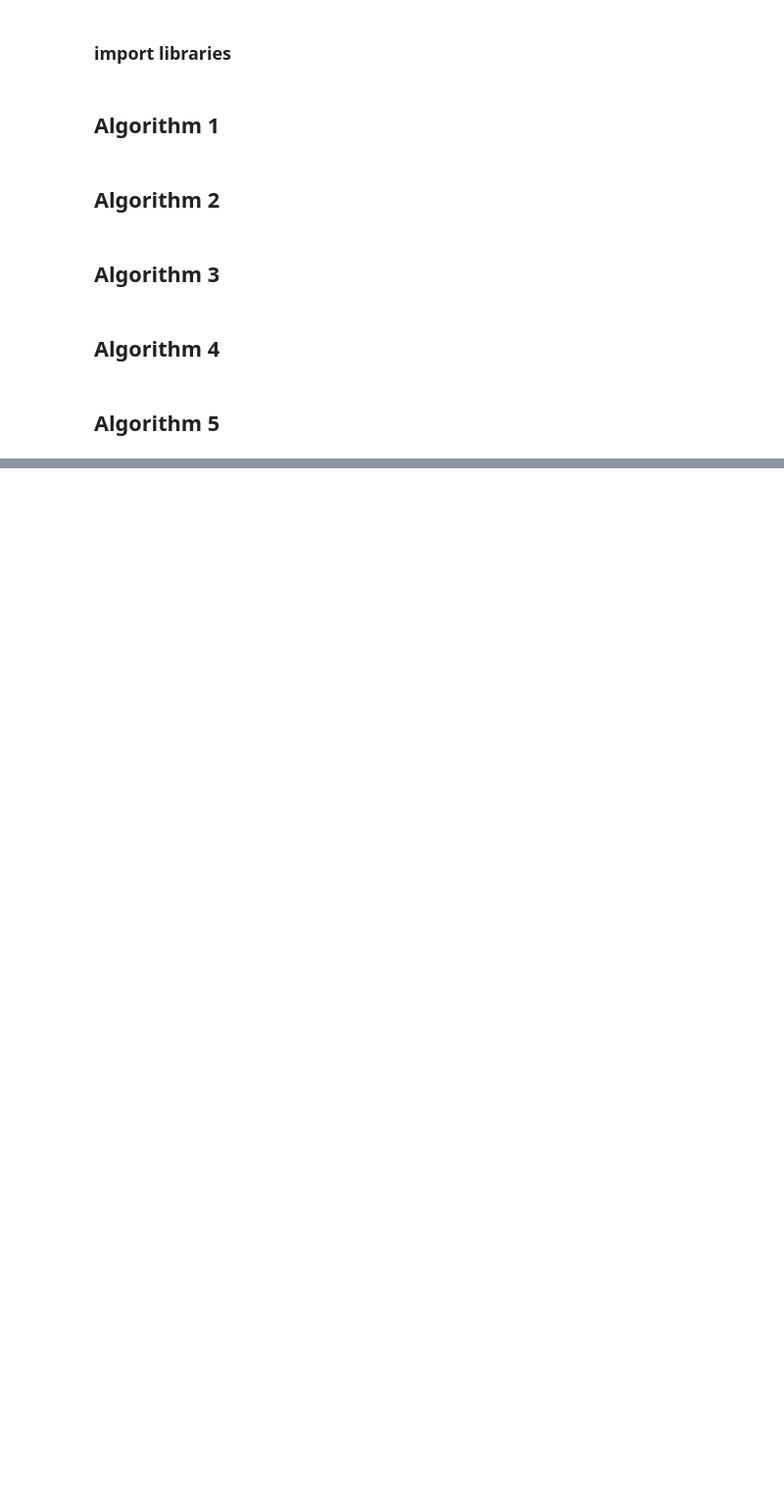
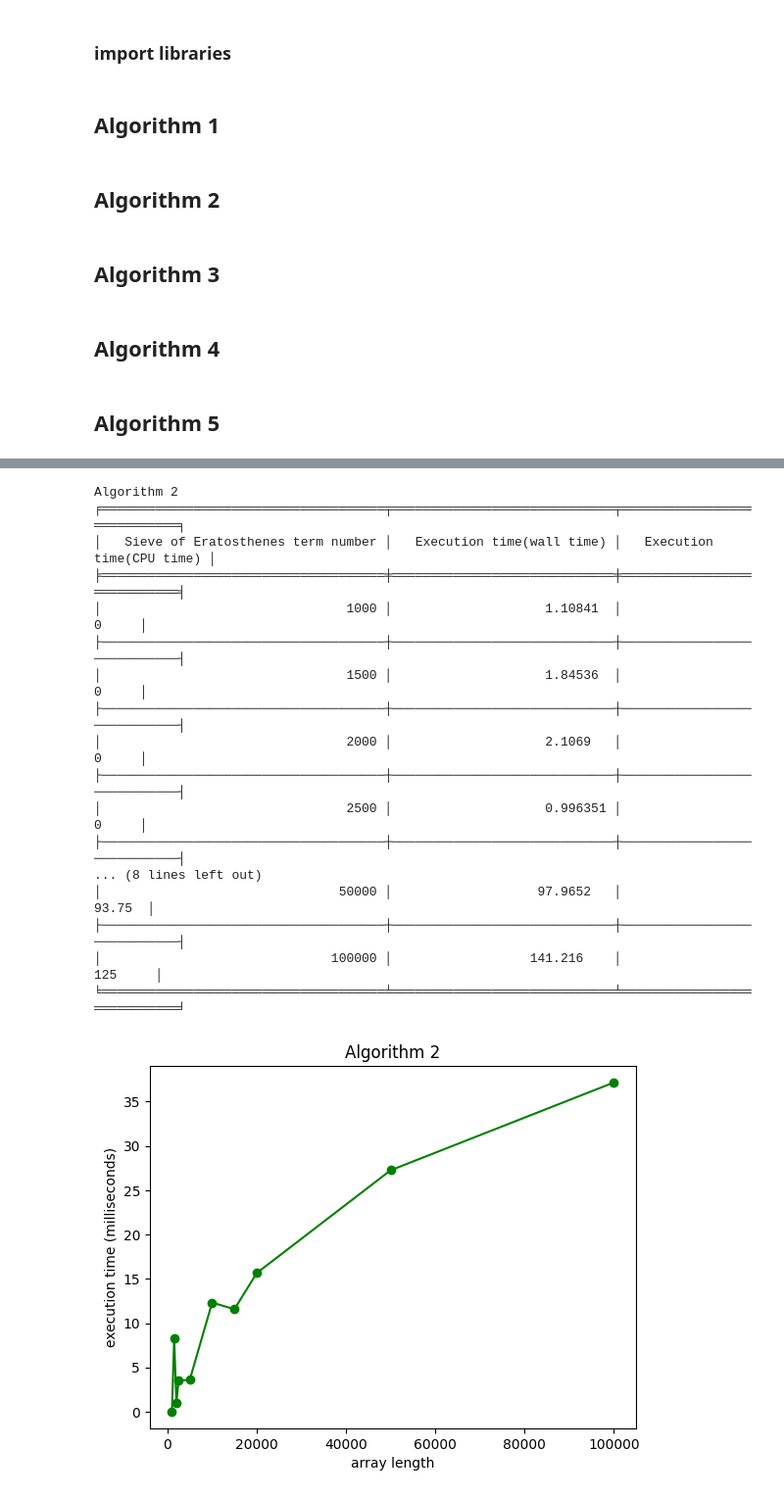
Before and after one commit to CristinaT21/APA_LABS, a Jupyter notebook: Lab_3_Eratosthenes/Lab_3_Sieve_of_Eratosthenes.ipynb, the cells around one changed output, grey strips where cells are left out. Shown at 98% size. Cells and saved outputs as stored; diff of their text form; code cells hidden in the pictures; blank space fills up the shorter version.

```diff
--- a/Lab_3_Eratosthenes/Lab_3_Sieve_of_Eratosthenes.ipynb
+++ b/Lab_3_Eratosthenes/Lab_3_Sieve_of_Eratosthenes.ipynb
@@ -266,0 +178,48 @@ Algorithm 5
+# %%
+
+table = []
+for i in list_n:
+    """
+    loop for calculating the execution time
+    and including the results in a table
+    """
+    start = time.time()
+    start2 = time.process_time()
+    nr = sieve_of_eratosthenes_2(i)
+    end = time.time()
+    end2 = time.process_time()
+    # time in milliseconds
+    ex_time = (end - start) * 1000
+    ex_time_list.append(ex_time)
+    ex_time2 = (end2 - start2) * 1000
+    table.append([i, ex_time, ex_time2])
+
+print(f'Algorithm 2')
+print(tabulate(table, headers=headers, tablefmt='fancy_grid'))
+t = [el[1] for el in table]
+list_ex.append(list(t))
+plt.plot(list_n, list_ex[0], '-og')
+plt.xlabel("array length")
+plt.ylabel("execution time (milliseconds)")
+plt.title(f"Algorithm 2")
+plt.ticklabel_format(useOffset=False, style='plain')
+plt.show()
+# %% [output]
+Algorithm 2
+╒═════════════════════════════════════╤═════════════════════════════╤════════════════════════════╕
+│   Sieve of Eratosthenes term number │   Execution time(wall time) │   Execution time(CPU time) │
+╞═════════════════════════════════════╪═════════════════════════════╪════════════════════════════╡
+│                                1000 │                    1.10841  │                      0     │
+├─────────────────────────────────────┼─────────────────────────────┼────────────────────────────┤
+│                                1500 │                    1.84536  │                      0     │
+├─────────────────────────────────────┼─────────────────────────────┼────────────────────────────┤
+│                                2000 │                    2.1069   │                      0     │
+├─────────────────────────────────────┼─────────────────────────────┼────────────────────────────┤
+│                                2500 │                    0.996351 │                      0     │
+├─────────────────────────────────────┼─────────────────────────────┼────────────────────────────┤
+... (8 lines left out)
+│                               50000 │                   97.9652   │                     93.75  │
+├─────────────────────────────────────┼─────────────────────────────┼────────────────────────────┤
+│                              100000 │                  141.216    │                    125     │
+╘═════════════════════════════════════╧═════════════════════════════╧════════════════════════════╛
+[figure, added]
```
Also changed, not shown: parts of 7 cells of this notebook, 1 other file.
